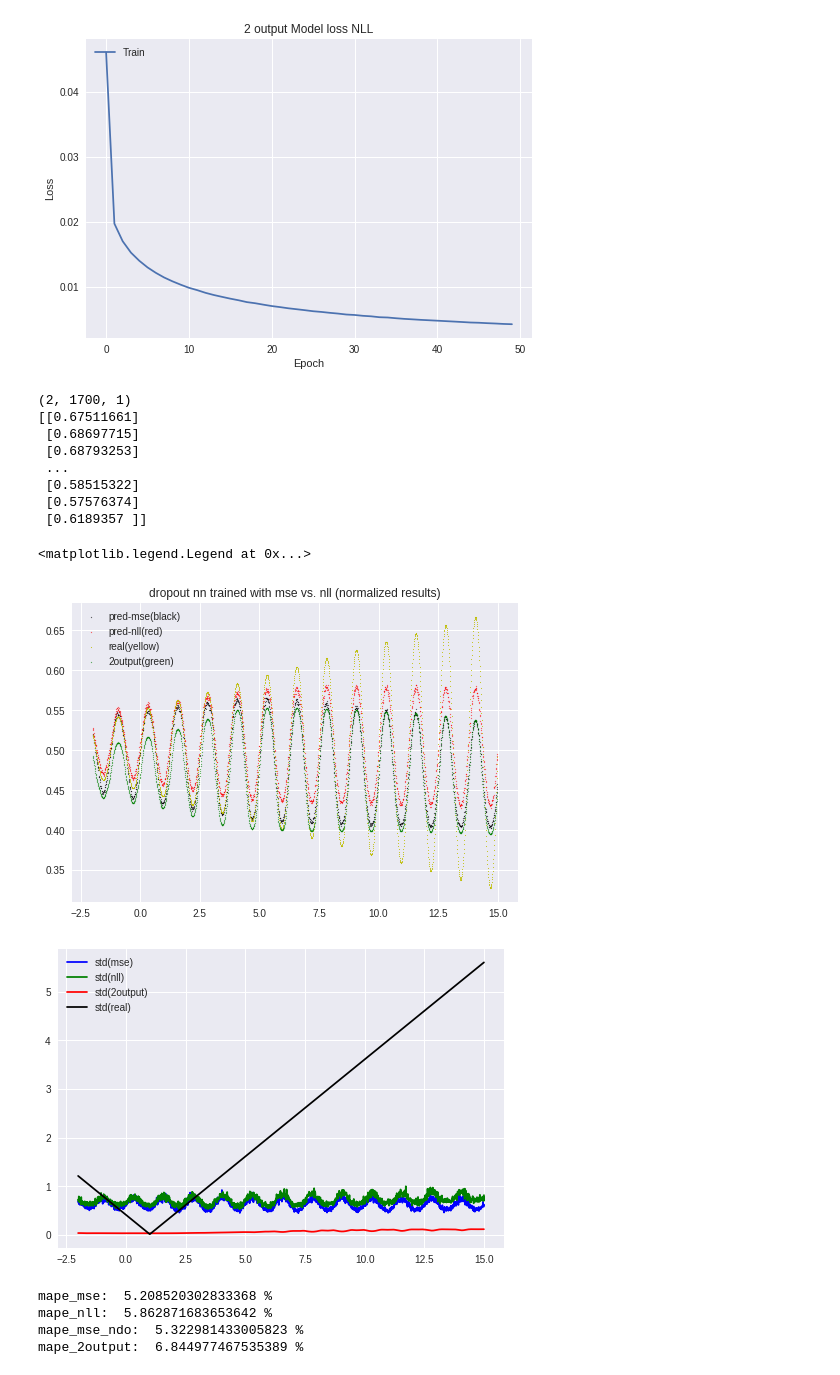
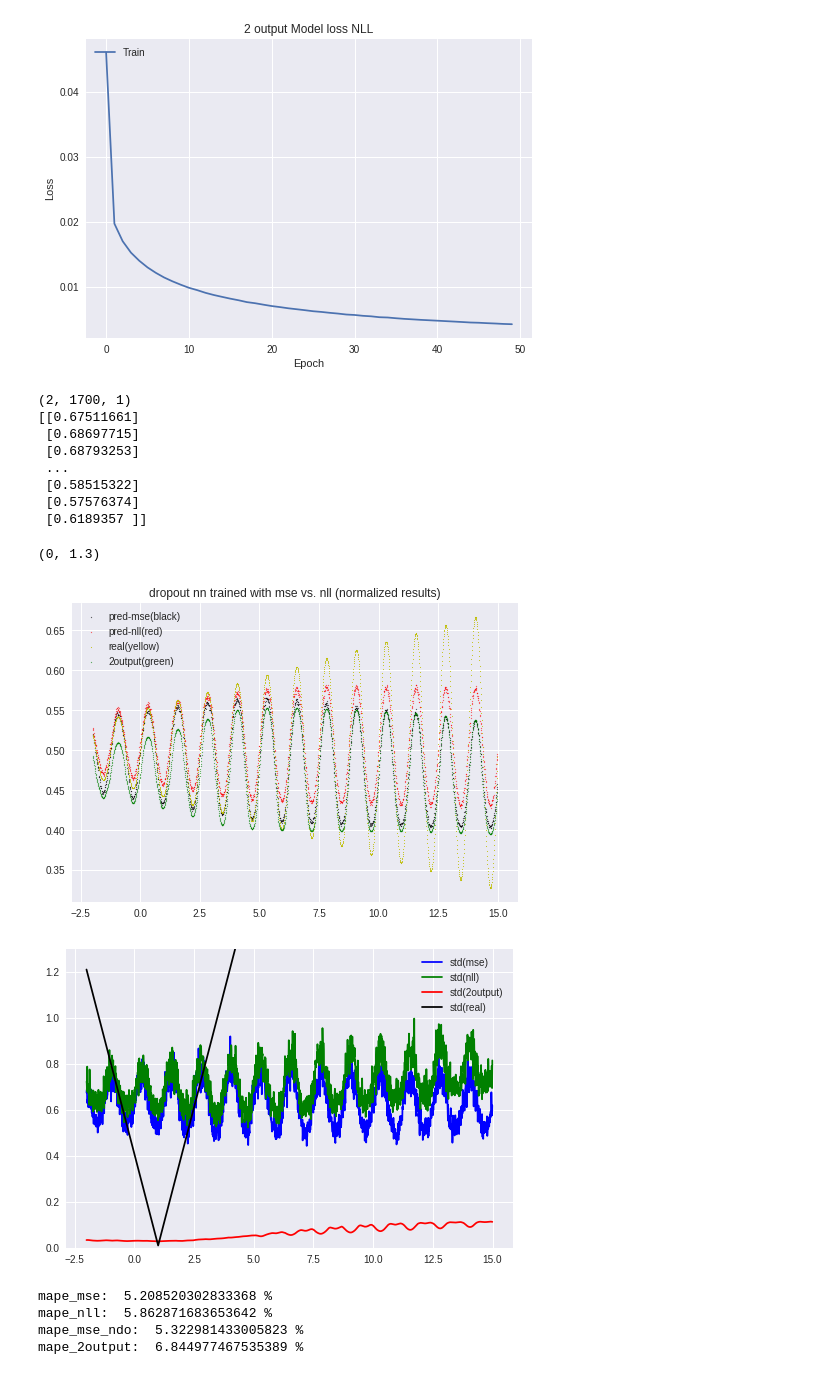
Before and after one commit to dragonheat123/nll_tryout, a Jupyter notebook: NLLexample.ipynb, the cells around one changed output. Drawn from its saved outputs; the diff is of its cells as text; code cells hidden in the pictures.

```diff
--- a/NLLexample.ipynb
+++ b/NLLexample.ipynb
@@ -329,35 +329,36 @@ plt.scatter(realx,a2,alpha=0.5,s=1,c='r')
 plt.scatter(realx,y_test,color='y',s=0.5)
 plt.scatter(realx,dmean,alpha=0.5,s=1,c='g')
 plt.legend(['pred-mse(black)','pred-nll(red)','real(yellow)','2output(green)'])
 plt.title('dropout nn trained with mse vs. nll (normalized results)')
 
 amat = [(x+ymin)*(ymax-ymin) for x in mat]
 amat2 = [(x+ymin)*(ymax-ymin) for x in mat2]
 
 
 ab = np.std(amat,axis=0)
 ab2 = np.std(amat2,axis=0)
 
 print(ab)
 
 plt.figure(17)
 plt.plot(realx,ab,'b')
 plt.plot(realx,ab2,'g')
 plt.plot(realx,np.sqrt(dvar),'r')
 plt.plot(realx,0.4*np.abs(realx-1)+0.01,'k')
 plt.legend(['std(mse)','std(nll)','std(2output)','std(real)'])
+plt.ylim([0,1.3])
 # %% [output]
 (2, 1700, 1)
 [[0.67511661]
  [0.68697715]
  [0.68793253]
  ...
  [0.58515322]
  [0.57576374]
  [0.6189357 ]]
-<matplotlib.legend.Legend at 0x...>
+(0, 1.3)
 [figure]
-[figure, old version]
+[figure, new version]
 # %%
 mape_2output = np.mean(np.abs((y_test - dmean.reshape(len(dmean),1))/ y_test))
 
```
Also changed, not shown: parts of 2 cells of this notebook.
